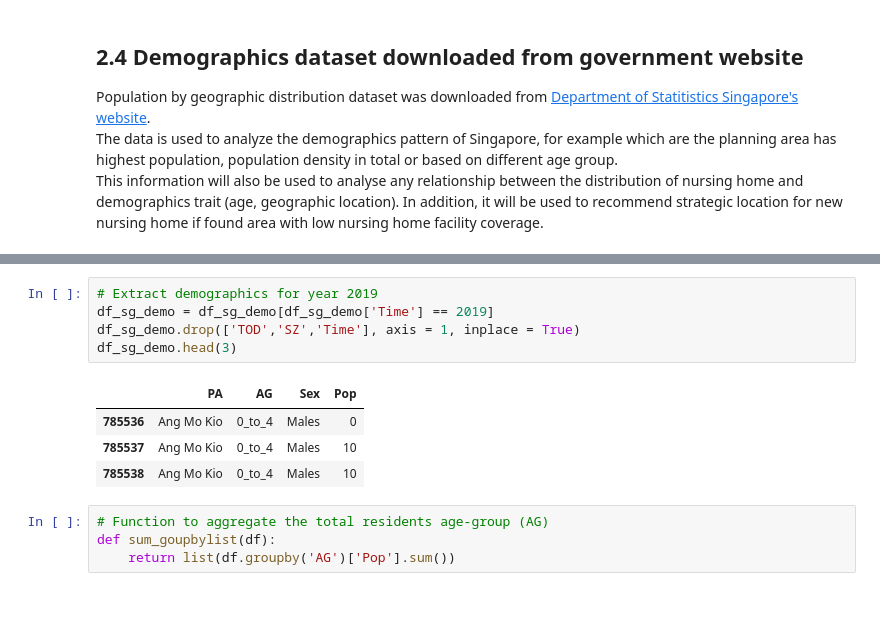
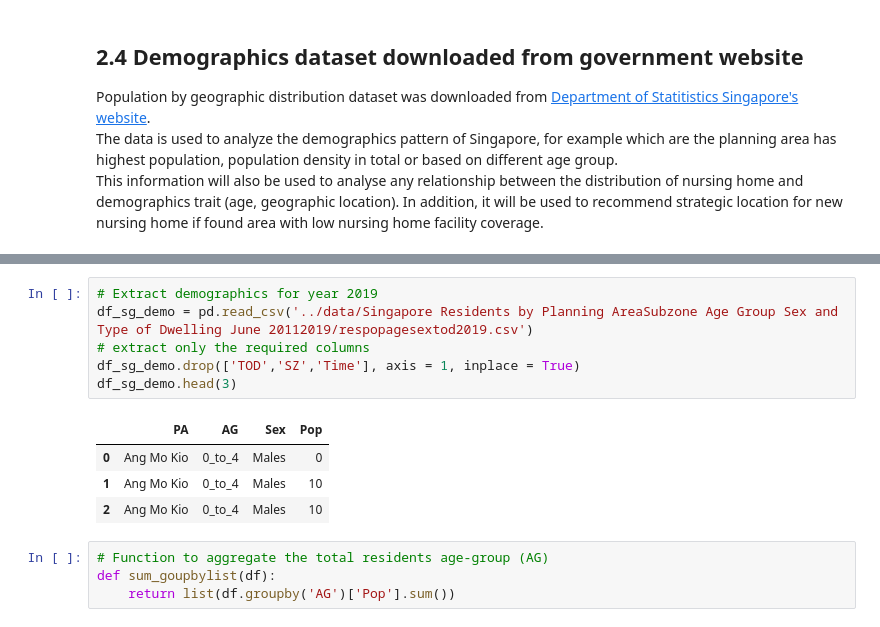
Before and after one commit to gimpeing/coursera_capstone, a Jupyter notebook: code/the_battle_of_neighborhoods_week1.ipynb, the cells around one changed output, grey strips where cells are left out. Saved outputs shown, nothing was run; the diff lists cells and outputs as text.

```diff
--- a/code/the_battle_of_neighborhoods_week1.ipynb
+++ b/code/the_battle_of_neighborhoods_week1.ipynb
@@ -507,13 +515,14 @@ memory usage: 47.2+ MB
 # %%
 # Extract demographics for year 2019
-df_sg_demo = df_sg_demo[df_sg_demo['Time'] == 2019]
+df_sg_demo = pd.read_csv('../data/Singapore Residents by Planning AreaSubzone Age Group Sex and Type of Dwelling June 20112019/respopagesextod2019.csv')
+# extract only the required columns
 df_sg_demo.drop(['TOD','SZ','Time'], axis = 1, inplace = True)
 df_sg_demo.head(3)
 # %% [output]
 |  | PA | AG | Sex | Pop |
-| 785536 | Ang Mo Kio | 0_to_4 | Males | 0 |
-| 785537 | Ang Mo Kio | 0_to_4 | Males | 10 |
-| 785538 | Ang Mo Kio | 0_to_4 | Males | 10 |
+| 0 | Ang Mo Kio | 0_to_4 | Males | 0 |
+| 1 | Ang Mo Kio | 0_to_4 | Males | 10 |
+| 2 | Ang Mo Kio | 0_to_4 | Males | 10 |
 # %%
 # Function to aggregate the total residents age-group (AG)
 def sum_goupbylist(df):
```
Also changed, not shown: parts of 4 cells of this notebook, 2 other files.
